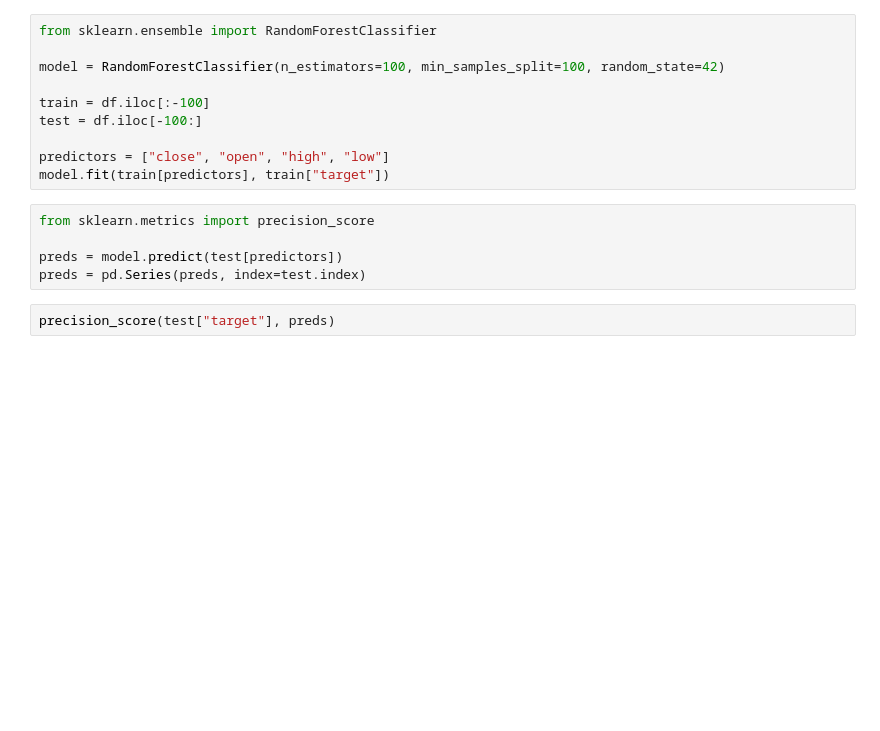
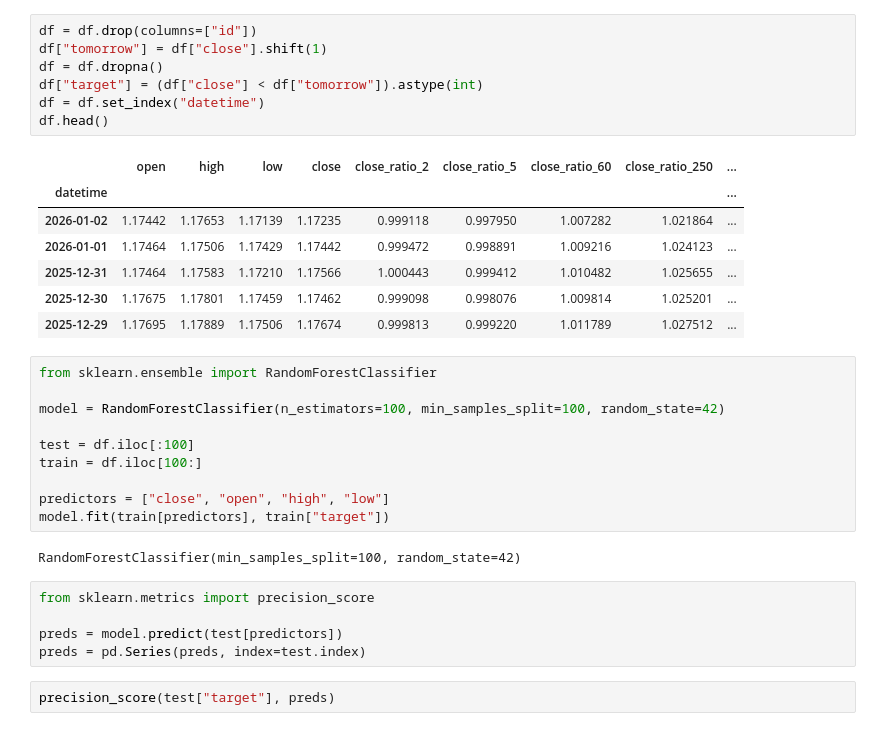
Before and after one commit to Atharv-Verma290/Forex-Forecasting-MLOps-System, a Jupyter notebook: model_training.ipynb, the cells around one changed output. Cells and saved outputs as stored; diff of their text form; blank space fills up the shorter version.

```diff
--- a/model_training.ipynb
+++ b/model_training.ipynb
@@ -51,13 +61,30 @@ df.head()
+# %%
+df = df.drop(columns=["id"])
+df["tomorrow"] = df["close"].shift(1)
+df = df.dropna()
+df["target"] = (df["close"] < df["tomorrow"]).astype(int)
+df = df.set_index("datetime")
+df.head()
+# %% [output]
+|  | open | high | low | close | close_ratio_2 | close_ratio_5 | close_ratio_60 | close_ratio_250 | ... |
+| datetime |  |  |  |  |  |  |  |  | ... |
+| 2026-01-02 | 1.17442 | 1.17653 | 1.17139 | 1.17235 | 0.999118 | 0.997950 | 1.007282 | 1.021864 | ... |
+| 2026-01-01 | 1.17464 | 1.17506 | 1.17429 | 1.17442 | 0.999472 | 0.998891 | 1.009216 | 1.024123 | ... |
+| 2025-12-31 | 1.17464 | 1.17583 | 1.17210 | 1.17566 | 1.000443 | 0.999412 | 1.010482 | 1.025655 | ... |
+| 2025-12-30 | 1.17675 | 1.17801 | 1.17459 | 1.17462 | 0.999098 | 0.998076 | 1.009814 | 1.025201 | ... |
+| 2025-12-29 | 1.17695 | 1.17889 | 1.17506 | 1.17674 | 0.999813 | 0.999220 | 1.011789 | 1.027512 | ... |
 # %%
 from sklearn.ensemble import RandomForestClassifier
 
 model = RandomForestClassifier(n_estimators=100, min_samples_split=100, random_state=42)
 
-train = df.iloc[:-100]
-test = df.iloc[-100:]
+test = df.iloc[:100]
+train = df.iloc[100:]
 
 predictors = ["close", "open", "high", "low"]
 model.fit(train[predictors], train["target"])
+# %% [output]
+RandomForestClassifier(min_samples_split=100, random_state=42)
 # %%
 from sklearn.metrics import precision_score
 
```
Also changed, not shown: parts of 24 cells of this notebook, 9 other files.
